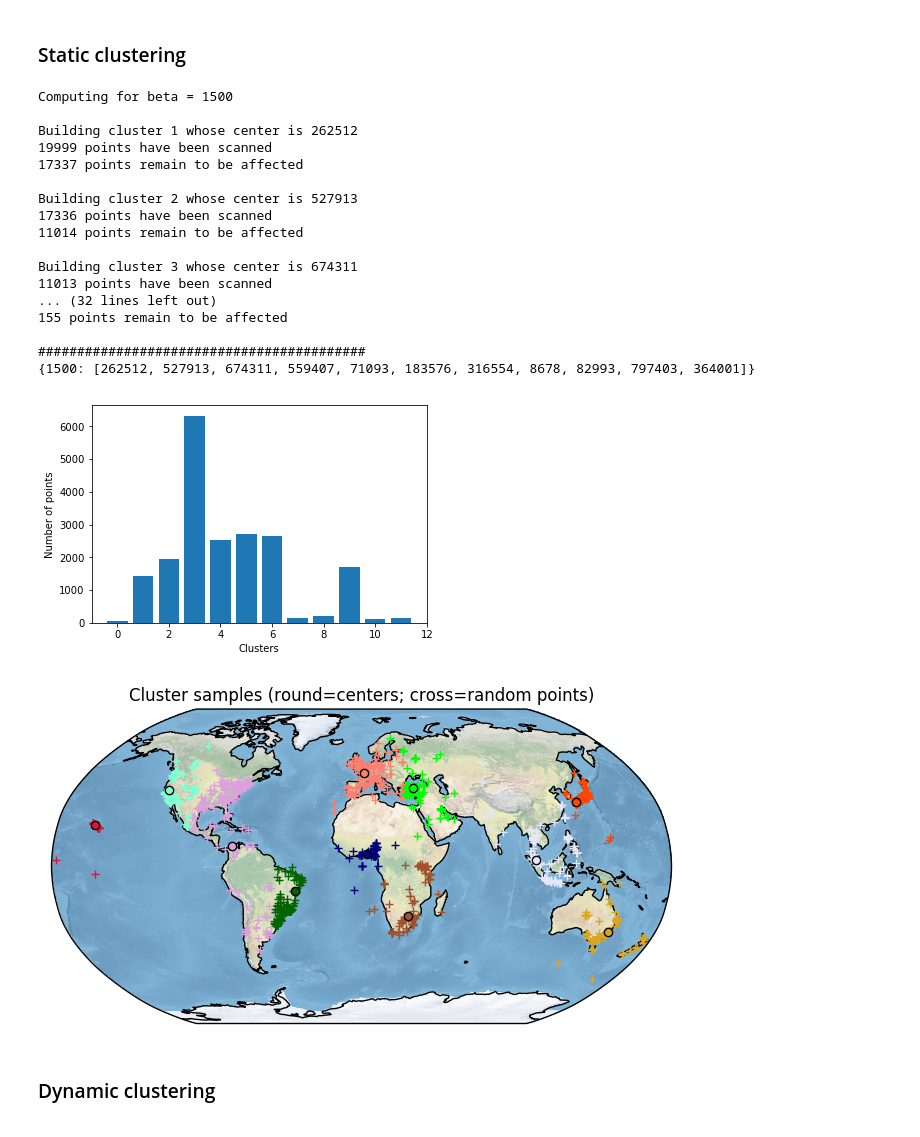
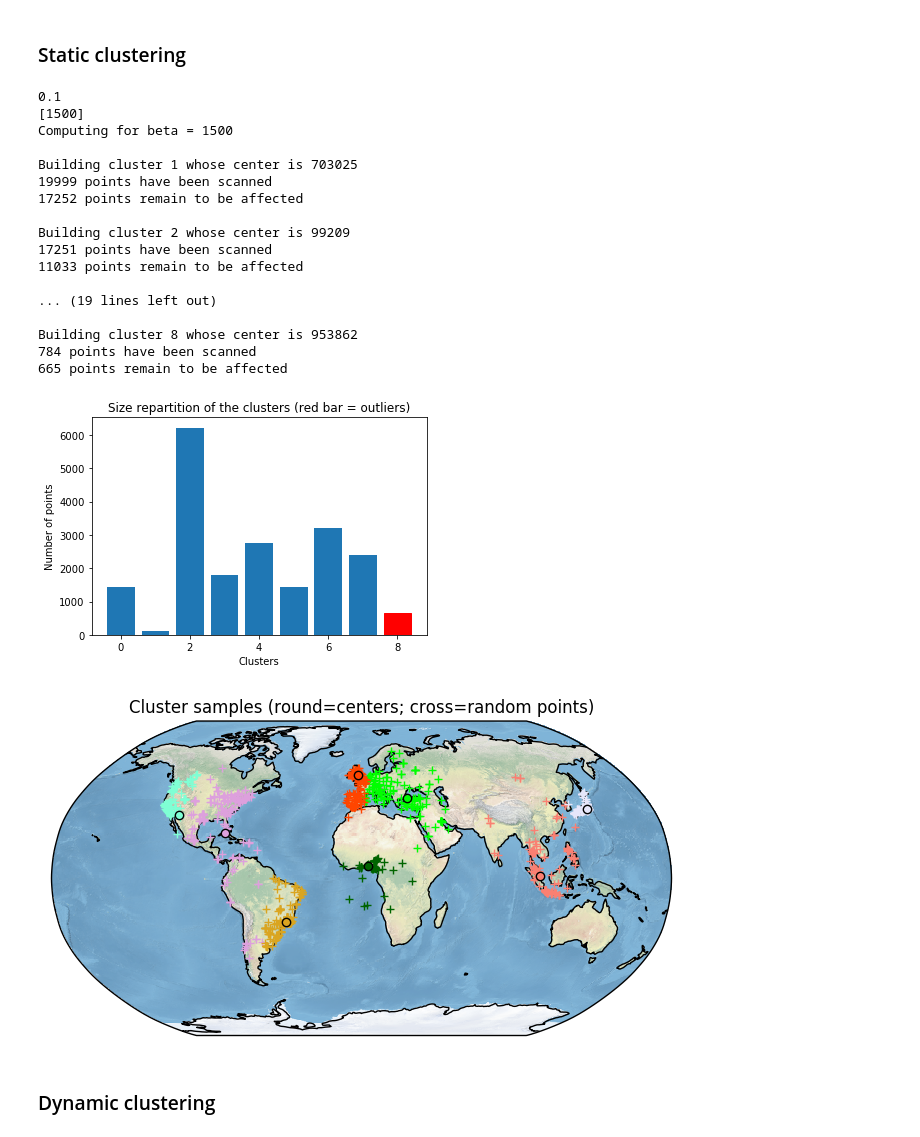
Before and after one commit to AdeleMortier/KCenters, a Jupyter notebook: Fully Dynamic k-center Clustering.ipynb, the cells around one changed output. Cells and saved outputs as stored; diff of their text form; code cells hidden in the pictures.

Commit message:
added a level of computation to calculate a clustering for each epsilon in a range (0.1, 1, 0.1), and for each beta corresponding to this espilon

```diff
--- a/Fully Dynamic k-center Clustering.ipynb
+++ b/Fully Dynamic k-center Clustering.ipynb
@@ -265,0 +269,3 @@ Number of betas : 21
+# %%
+epsilons = [round(i*0.1, 1) for i in range(1, 11)]
+eps_to_betas = compute_betas(max_dist, min_dist, epsilons)
@@ -320,41 +374,63 @@ def build_whole_clustering(k, betas, dataset_ids):
     return clustering, ordering
+# %%
+def build_epsilons_clustering(k, eps_to_betas, dataset_ids):
+    """
+    This function computes a series of clustering for each epsilon
+    (i.e. a clustering for beta associated to this epsilon). It also keeps
+    track of the clustering order, for each epsilon, for each beta.
+    """
+    whole_clustering, whole_ordering = {}, {}
+
+    for eps, betas in eps_to_betas.items():
+        print(eps)
+        print(betas)
+        clustering, ordering = build_betas_clustering(k, betas, dataset_ids)
+        whole_clustering[eps] = clustering
+        whole_ordering[eps] = ordering
+    return whole_clustering, whole_ordering
 # %%
 beta_test = 1500
-clustering, ordering = build_whole_clustering(11, [beta_test], random.sample(list(range(0, 1000000)), 20000))
-print(ordering)
+eps_test = 0.1
+clustering, ordering = build_epsilons_clustering(8, {eps_test : [beta_test]}, random.sample(list(range(0, 1000000)), 20000))
 # %% [output]
+0.1
+[1500]
 Computing for beta = 1500
 
-Building cluster 1 whose center is 262512
+Building cluster 1 whose center is 703025
 19999 points have been scanned
-17337 points remain to be affected
+17252 points remain to be affected
 
-Building cluster 2 whose center is 527913
-17336 points have been scanned
-11014 points remain to be affected
+Building cluster 2 whose center is 99209
+17251 points have been scanned
+11033 points remain to be affected
 
-Building cluster 3 whose center is 674311
-11013 points have been scanned
-... (32 lines left out)
-155 points remain to be affected
+... (19 lines left out)
 
-##########################################
-{1500: [262512, 527913, 674311, 559407, 71093, 183576, 316554, 8678, 82993, 797403, 364001]}
+Building cluster 8 whose center is 953862
+784 points have been scanned
+665 points remain to be affected
 # %%
 from collections import defaultdict
 
 def plot_cluster_sizes(clusters):
     counts = defaultdict(int)
+    count_outliers = 0
     for point_id, center_id in clusters.items():
-        counts[center_id] += 1
-    plt.bar(np.arange(len(counts.keys())), counts.values())
+        if center_id == -1:
+            count_outliers += 1
+        else:
+            counts[center_id] += 1
+    barlist = plt.bar(np.arange(len(counts.keys())+1), counts.values() + [count_outliers])
+    barlist[-1].set_color('r')
     plt.ylabel('Number of points')
     plt.xlabel('Clusters')
+    plt.title('Size repartition of the clusters (red bar = outliers)')
     plt.show()
 # %%
-plot_cluster_sizes(clustering[beta_test])
+plot_cluster_sizes(clustering[eps_test][beta_test])
 # %% [output]
-[figure, old version]
+[figure, new version]
 # %%
 def plot_clusters_on_map(clusters, order):
     centers_ids = order
@@ -377,9 +453,9 @@ def plot_clusters_on_map(clusters, order):
     plt.title('Cluster samples (round=centers; cross=random points)')
     plt.show()
 # %%
-plot_clusters_on_map(clustering[beta_test], ordering[beta_test])
+plot_clusters_on_map(clustering[eps_test][beta_test], ordering[eps_test][beta_test])
 # %% [output]
-[figure, old version]
+[figure, new version]
 # %% [markdown]
 ### Dynamic clustering
 # %% [markdown]
```
Also changed, not shown: parts of 12 cells of this notebook.
